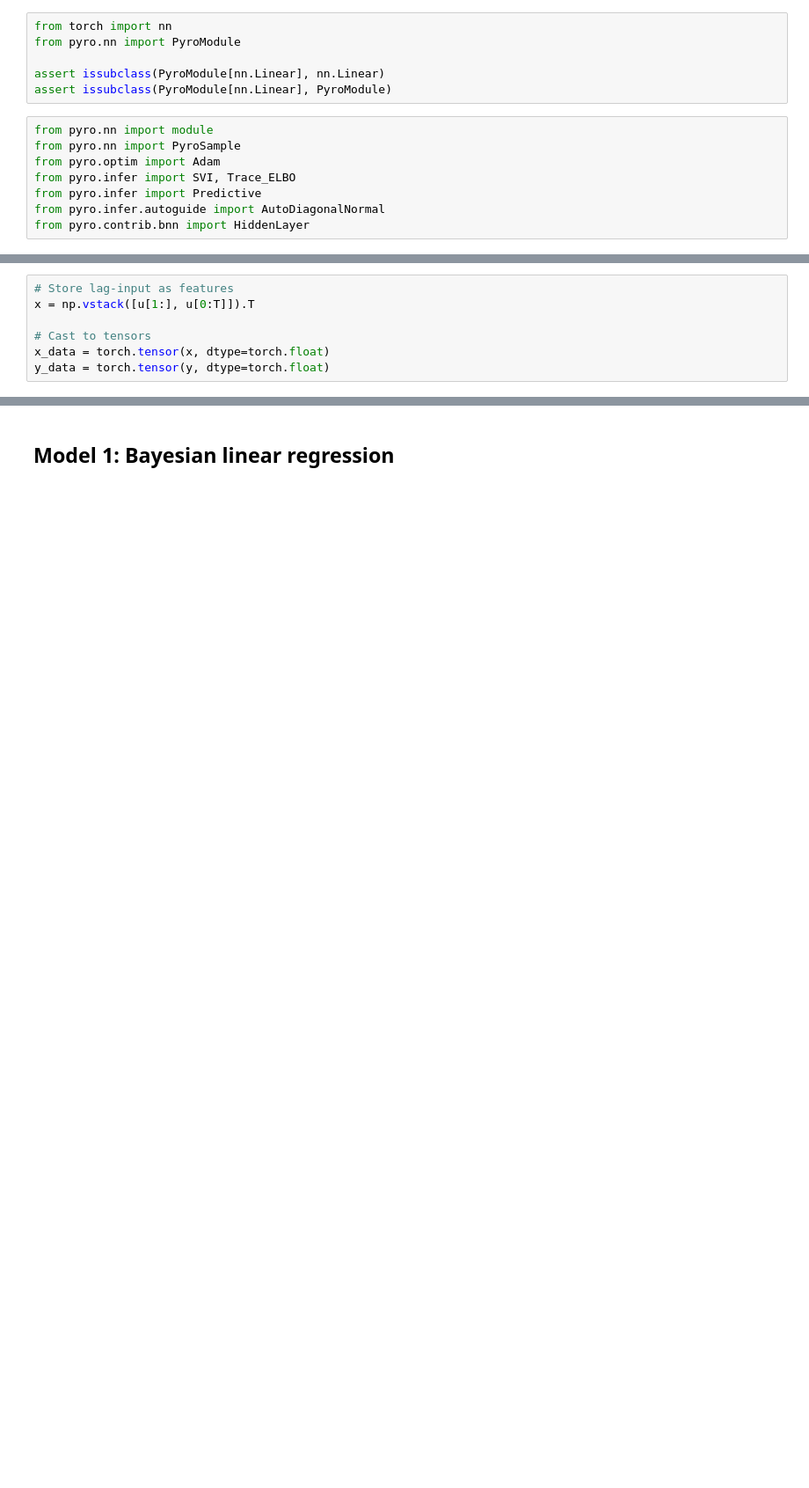
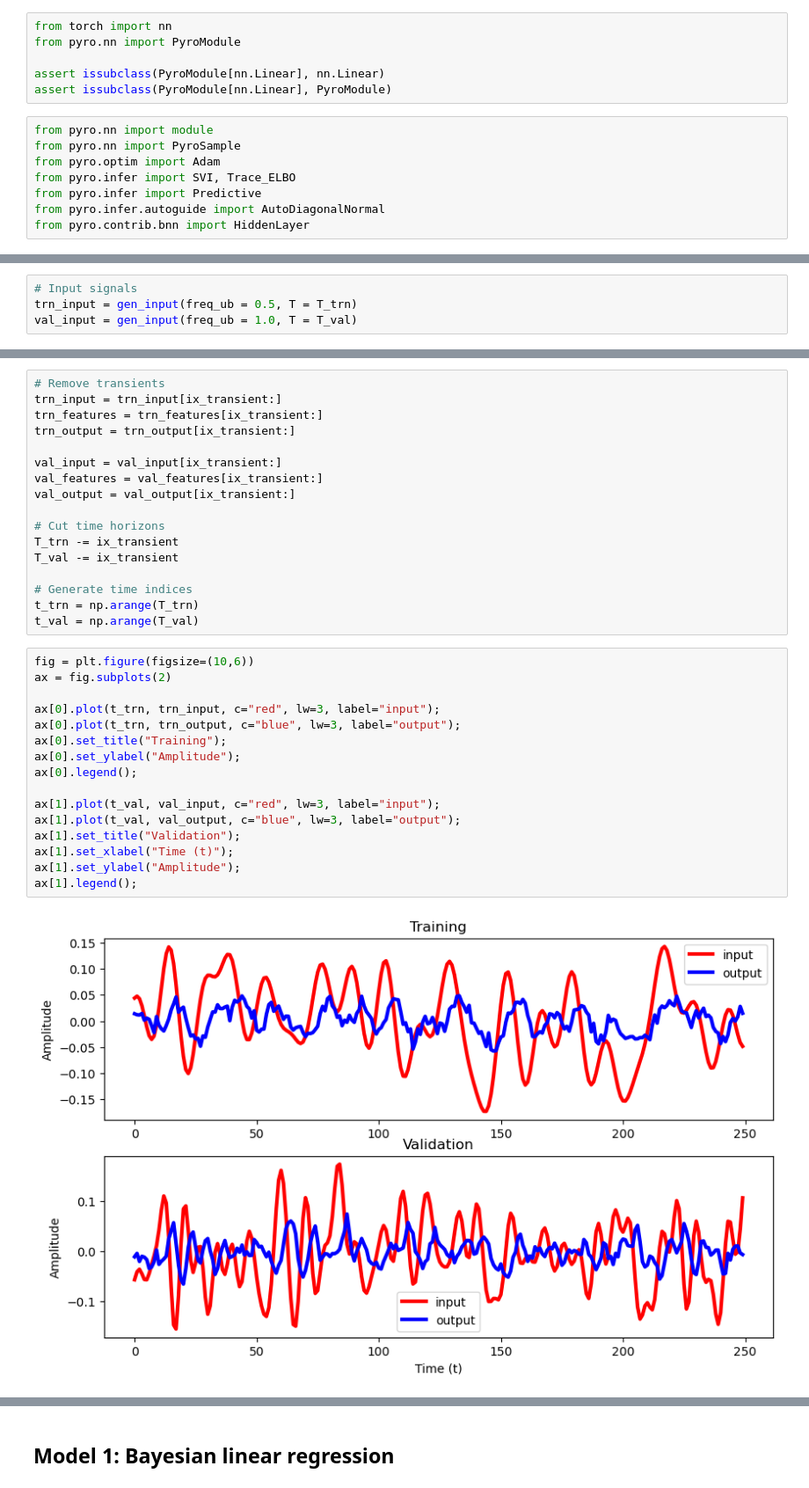
Before and after one commit to wmkouw/vbnn-filter, a Jupyter notebook: [Pyro] Bayesian Neural Networks.ipynb, the cells around one changed output, grey strips where cells are left out. Shown at 88% size. Cells and saved outputs as stored; diff of their text form; blank space fills up the shorter version.

Commit message:
Added train/validation split

```diff
--- a/[Pyro] Bayesian Neural Networks.ipynb
+++ b/[Pyro] Bayesian Neural Networks.ipynb
@@ -64,7 +35,0 @@ ax.legend();
-# %%
-# Store lag-input as features
-x = np.vstack([u[1:], u[0:T]]).T
-
-# Cast to tensors
-x_data = torch.tensor(x, dtype=torch.float)
-y_data = torch.tensor(y, dtype=torch.float)
@@ -70,0 +90,4 @@ y_data = torch.tensor(y, dtype=torch.float)
+# %%
+# Input signals
+trn_input = gen_input(freq_ub = 0.5, T = T_trn)
+val_input = gen_input(freq_ub = 1.0, T = T_val)
@@ -70,0 +114,35 @@ y_data = torch.tensor(y, dtype=torch.float)
+# %%
+# Remove transients
+trn_input = trn_input[ix_transient:]
+trn_features = trn_features[ix_transient:]
+trn_output = trn_output[ix_transient:]
+
+val_input = val_input[ix_transient:]
+val_features = val_features[ix_transient:]
+val_output = val_output[ix_transient:]
+
+# Cut time horizons
+T_trn -= ix_transient
+T_val -= ix_transient
+
+# Generate time indices
+t_trn = np.arange(T_trn)
+t_val = np.arange(T_val)
+# %%
+fig = plt.figure(figsize=(10,6))
+ax = fig.subplots(2)
+
+ax[0].plot(t_trn, trn_input, c="red", lw=3, label="input");
+ax[0].plot(t_trn, trn_output, c="blue", lw=3, label="output");
+ax[0].set_title("Training");
+ax[0].set_ylabel("Amplitude");
+ax[0].legend();
+
+ax[1].plot(t_val, val_input, c="red", lw=3, label="input");
+ax[1].plot(t_val, val_output, c="blue", lw=3, label="output");
+ax[1].set_title("Validation");
+ax[1].set_xlabel("Time (t)");
+ax[1].set_ylabel("Amplitude");
+ax[1].legend();
+# %% [output]
+[figure, added]
```
Also changed, not shown: parts of 28 cells of this notebook, 4 other files.
